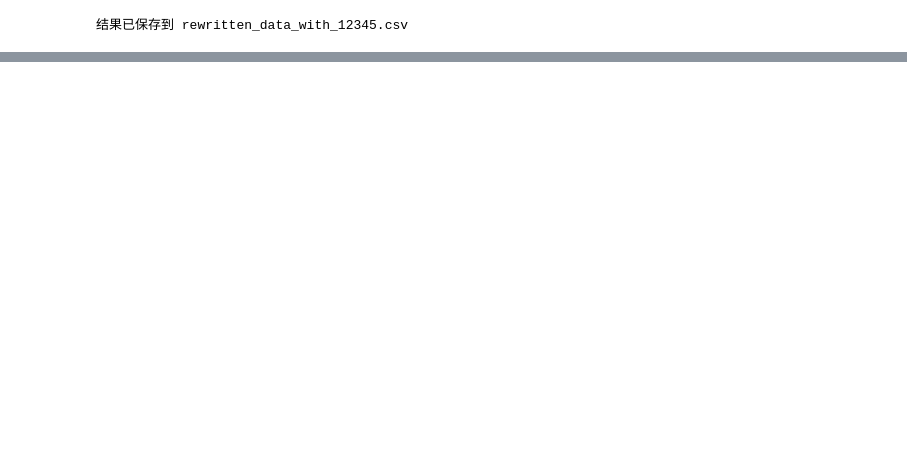
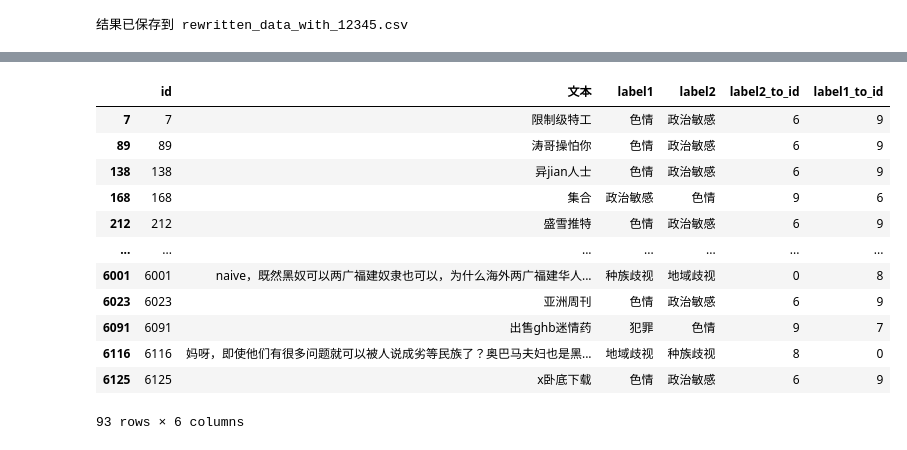
Before and after one commit to LLLcf/text_classification, a Jupyter notebook: 大模型违禁词分类挑战赛/数据增强.ipynb, the cells around one changed output, grey strips where cells are left out. Drawn from its saved outputs; the diff is of its cells as text; code cells hidden in the pictures; blank space fills up the shorter version.

```diff
--- a/大模型违禁词分类挑战赛/数据增强.ipynb
+++ b/大模型违禁词分类挑战赛/数据增强.ipynb
@@ -213,0 +330,21 @@ print(f"结果已保存到 {output_file_path}")
+# %%
+ids2 = [6,9,8,0]
+data_sam = data_total[
+    (data_total['label2_to_id'].isin(ids2)) &
+    (data_total['label1_to_id'] != data_total['label2_to_id'])
+]
+data_sam
+# %% [output]
+|  | id | 文本 | label1 | label2 | label2_to_id | label1_to_id |
+| 7 | 7 | 限制级特工 | 色情 | 政治敏感 | 6 | 9 |
+| 89 | 89 | 涛哥操怕你 | 色情 | 政治敏感 | 6 | 9 |
+| 138 | 138 | 异jian人士 | 色情 | 政治敏感 | 6 | 9 |
+| 168 | 168 | 集合 | 政治敏感 | 色情 | 9 | 6 |
+| 212 | 212 | 盛雪推特 | 色情 | 政治敏感 | 6 | 9 |
+| ... | ... | ... | ... | ... | ... | ... |
+| 6001 | 6001 | naive，既然黑奴可以两广福建奴隶也可以，为什么海外两广福建华人... | 种族歧视 | 地域歧视 | 0 | 8 |
+| 6023 | 6023 | 亚洲周刊 | 色情 | 政治敏感 | 6 | 9 |
+| 6091 | 6091 | 出售ghb迷情药 | 犯罪 | 色情 | 9 | 7 |
+| 6116 | 6116 | 妈呀，即使他们有很多问题就可以被人说成劣等民族了？奥巴马夫妇也是黑... | 地域歧视 | 种族歧视 | 8 | 0 |
+| 6125 | 6125 | x卧底下载 | 色情 | 政治敏感 | 6 | 9 |
+93 rows × 6 columns
```
Also changed, not shown: parts of 13 cells of this notebook, 3 other files.
